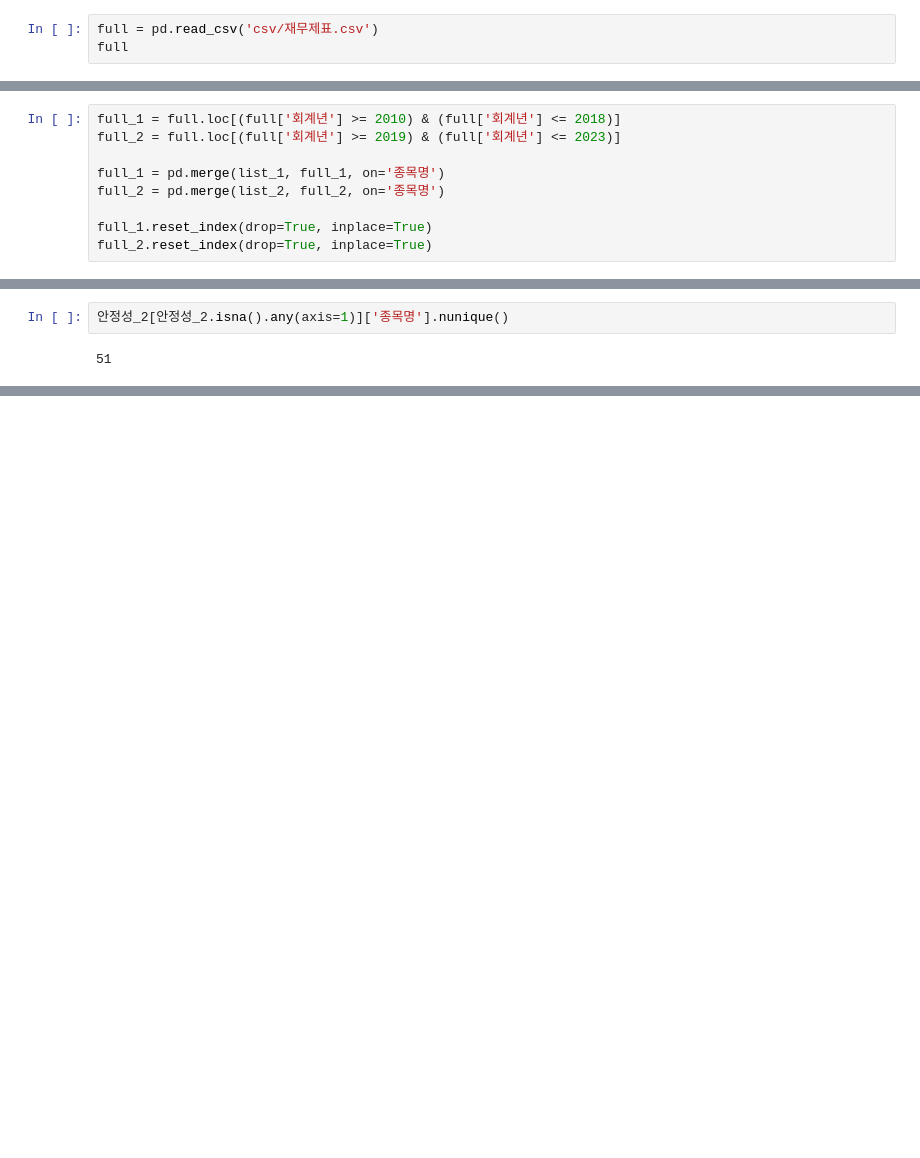
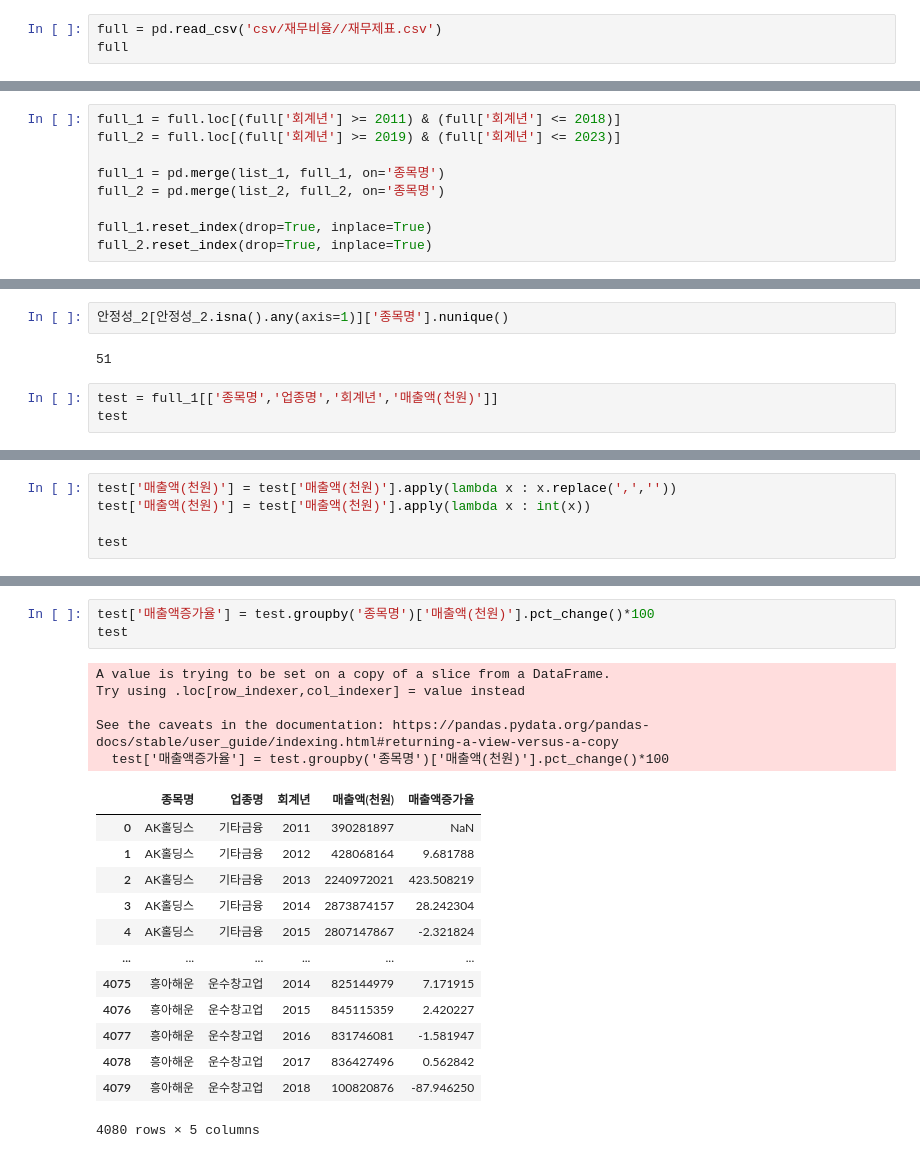
Before and after one commit to minxzzy/ESG, a Jupyter notebook: 재무제표.ipynb, the cells around one changed output, grey strips where cells are left out. Drawn from its saved outputs; the diff is of its cells as text; blank space fills up the shorter version.

```diff
--- a/재무제표.ipynb
+++ b/재무제표.ipynb
@@ -4,7 +12,7 @@ import pandas as pd
 list_1 = pd.read_csv('csv/종목리스트/최종_1기_리스트_금융업제외.csv', index_col=0)
 list_2 = pd.read_csv('csv/종목리스트/최종_2기_리스트_금융업제외.csv', index_col=0)
 # %%
-full = pd.read_csv('csv/재무제표.csv')
+full = pd.read_csv('csv/재무비율//재무제표.csv')
 full
 # %% [output]
 |  | 종목코드 | 종목명 | 결산월 | 회계년 | 주기 | 총자산(천원) | 유동자산(천원) | 재고자산(천원) | 부채및자본총계(천원) | 매입채무(천원) | ... |
@@ -21,7 +29,7 @@ full
 | 12194 | A003280 | 흥아해운 | 12 | 2024 | Annual | NaN | NaN | NaN | NaN | NaN | ... |
 12195 rows × 40 columns
 # %%
-full_1 = full.loc[(full['회계년'] >= 2010) & (full['회계년'] <= 2018)]
+full_1 = full.loc[(full['회계년'] >= 2011) & (full['회계년'] <= 2018)]
 full_2 = full.loc[(full['회계년'] >= 2019) & (full['회계년'] <= 2023)]
 
 full_1 = pd.merge(list_1, full_1, on='종목명')
@@ -485,3 +496,6 @@ array(['기신정기', '대동전자', '동원금속', '신영증권', '오리
 안정성_2[안정성_2.isna().any(axis=1)]['종목명'].nunique()
 # %% [output]
 51
+# %%
+test = full_1[['종목명','업종명','회계년','매출액(천원)']]
+test
@@ -487,0 +516,5 @@ array(['기신정기', '대동전자', '동원금속', '신영증권', '오리
+# %%
+test['매출액(천원)'] = test['매출액(천원)'].apply(lambda x : x.replace(',',''))
+test['매출액(천원)'] = test['매출액(천원)'].apply(lambda x : int(x))
+
+test
@@ -487,0 +545,22 @@ array(['기신정기', '대동전자', '동원금속', '신영증권', '오리
+# %%
+test['매출액증가율'] = test.groupby('종목명')['매출액(천원)'].pct_change()*100
+test
+# %% [output]
+A value is trying to be set on a copy of a slice from a DataFrame.
+Try using .loc[row_indexer,col_indexer] = value instead
+
+See the caveats in the documentation: https://pandas.pydata.org/pandas-docs/stable/user_guide/indexing.html#returning-a-view-versus-a-copy
+  test['매출액증가율'] = test.groupby('종목명')['매출액(천원)'].pct_change()*100
+|  | 종목명 | 업종명 | 회계년 | 매출액(천원) | 매출액증가율 |
+| 0 | AK홀딩스 | 기타금융 | 2011 | 390281897 | NaN |
+| 1 | AK홀딩스 | 기타금융 | 2012 | 428068164 | 9.681788 |
+| 2 | AK홀딩스 | 기타금융 | 2013 | 2240972021 | 423.508219 |
+| 3 | AK홀딩스 | 기타금융 | 2014 | 2873874157 | 28.242304 |
+| 4 | AK홀딩스 | 기타금융 | 2015 | 2807147867 | -2.321824 |
+| ... | ... | ... | ... | ... | ... |
+| 4075 | 흥아해운 | 운수창고업 | 2014 | 825144979 | 7.171915 |
+| 4076 | 흥아해운 | 운수창고업 | 2015 | 845115359 | 2.420227 |
+| 4077 | 흥아해운 | 운수창고업 | 2016 | 831746081 | -1.581947 |
+| 4078 | 흥아해운 | 운수창고업 | 2017 | 836427496 | 0.562842 |
+| 4079 | 흥아해운 | 운수창고업 | 2018 | 100820876 | -87.946250 |
+4080 rows × 5 columns
```
Also changed, not shown: parts of 4 cells of this notebook, 3 other files.
